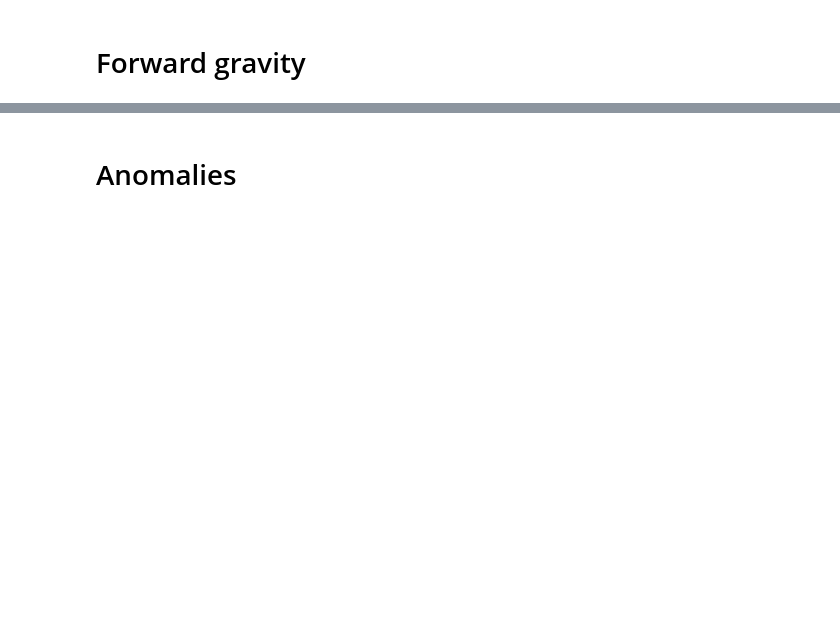
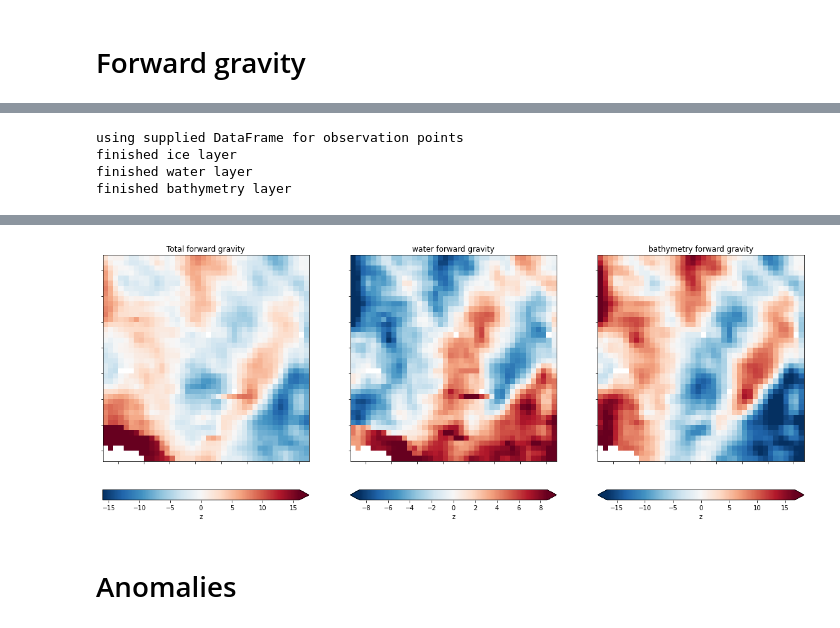
Before and after one commit to mdtanker/RIS_gravity_inversion, a Jupyter notebook: RIS_inversion.ipynb, the cells around one changed output, grey strips where cells are left out. Cells and saved outputs as stored; diff of their text form; code cells hidden in the pictures; blank space fills up the shorter version.

```diff
--- a/RIS_inversion.ipynb
+++ b/RIS_inversion.ipynb
@@ -192,0 +166,16 @@ finished bathymetry layer
+# %%
+df_forward = inv.forward_grav_layers(
+    layers,
+    grav,
+    plot=True,
+    grav_spacing=grav_spacing,
+    inversion_region = inv_reg,
+    exclude_layers=['ice'],
+    )
+df_forward.describe()
+# notify
+# %% [output]
+using supplied DataFrame for observation points
+finished ice layer
+finished water layer
+finished bathymetry layer
@@ -193,3 +191,4 @@ finished bathymetry layer
+[figure, added]
 # %% [markdown]
 # Anomalies
 # %%
```
Also changed, not shown: parts of 12 cells of this notebook, 6 other files.
